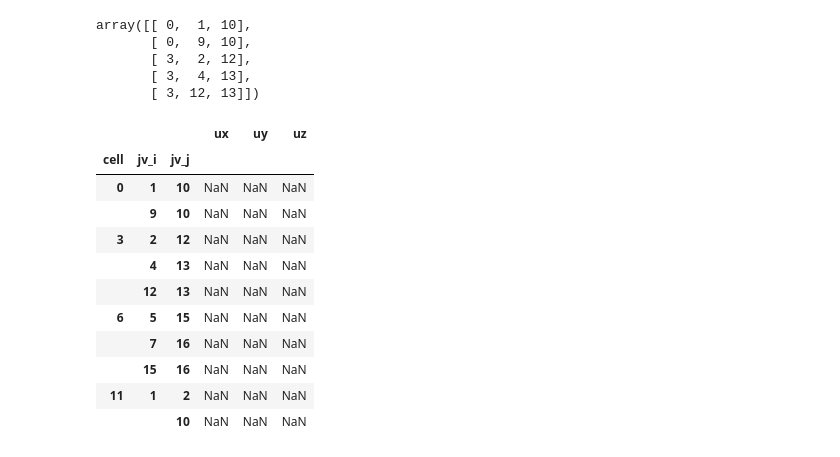
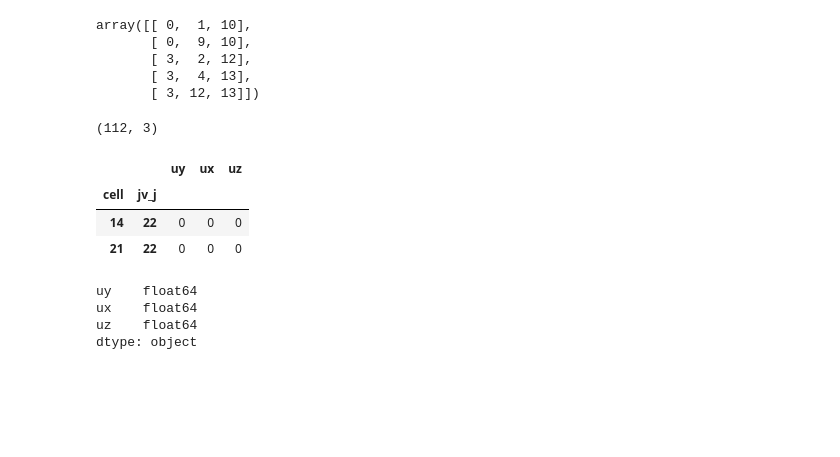
Before and after one commit to glyg/leg-joint, a Jupyter notebook: notebooks/a new strategy to pandas - grapth_tool integration.ipynb, the cells around one changed output. Saved outputs shown, nothing was run; the diff lists cells and outputs as text; code cells hidden in the pictures; blank space fills up the shorter version.

```diff
--- a/notebooks/a new strategy to pandas - grapth_tool integration.ipynb
+++ b/notebooks/a new strategy to pandas - grapth_tool integration.ipynb
@@ -49,6 +49,9 @@ pos, _is_cell_vert = base_grid(8, 3)
 
 graph, pos_vp = gt.geometric_graph(pos, 1.415)
 graph.set_directed(True)
+graph.vp['x'], graph.vp['y'] = gt.ungroup_vector_property(pos_vp, [0, 1])
+graph.vp['z'] = graph.new_vertex_property('double')
+graph.vp['z'].a = 1.
 
 is_cell_vert = graph.new_vertex_property('bool')
 is_cell_vert.a = _is_cell_vert
@@ -142,6 +145,10 @@ array([[ 0,  1, 10],
        [ 3,  2, 12],
        [ 3,  4, 13],
        [ 3, 12, 13]])
+# %%
+triangles.shape
+# %% [output]
+(112, 3)
 # %%
 face_data = {
     ## Normal
@@ -155,20 +162,21 @@ tix_aij = pd.MultiIndex.from_arrays(triangles.T,
                                     names=names)
 faces = pd.DataFrame(index=tix_aij,
                      columns=face_data.keys())
+for key, tup in face_data.items():
+    faces[key] = np.ones(triangles.shape[0], dtype=tup[1]) * tup[0]
-# %%
-faces.head(10)
-# %% [output]
-|  |  |  | ux | uy | uz |
-| cell | jv_i | jv_j |  |  |  |
-| 0 | 1 | 10 | NaN | NaN | NaN |
-|  | 9 | 10 | NaN | NaN | NaN |
-| 3 | 2 | 12 | NaN | NaN | NaN |
-|  | 4 | 13 | NaN | NaN | NaN |
-|  | 12 | 13 | NaN | NaN | NaN |
-| 6 | 5 | 15 | NaN | NaN | NaN |
-|  | 7 | 16 | NaN | NaN | NaN |
-|  | 15 | 16 | NaN | NaN | NaN |
-| 11 | 1 | 2 | NaN | NaN | NaN |
-|  |  | 10 | NaN | NaN | NaN |
+# %%
+faces.xs(13, level='jv_i')
+# %% [output]
+|  |  | uy | ux | uz |
+| cell | jv_j |  |  |  |
+| 14 | 22 | 0 | 0 | 0 |
+| 21 | 22 | 0 | 0 | 0 |
+# %%
+faces.dtypes
+# %% [output]
+uy    float64
+ux    float64
+uz    float64
+dtype: object
 # %%
 cells = gt.GraphView(graph, vfilt=is_cell_vert)
```
Also changed, not shown: parts of 42 cells of this notebook, 2 other files.
